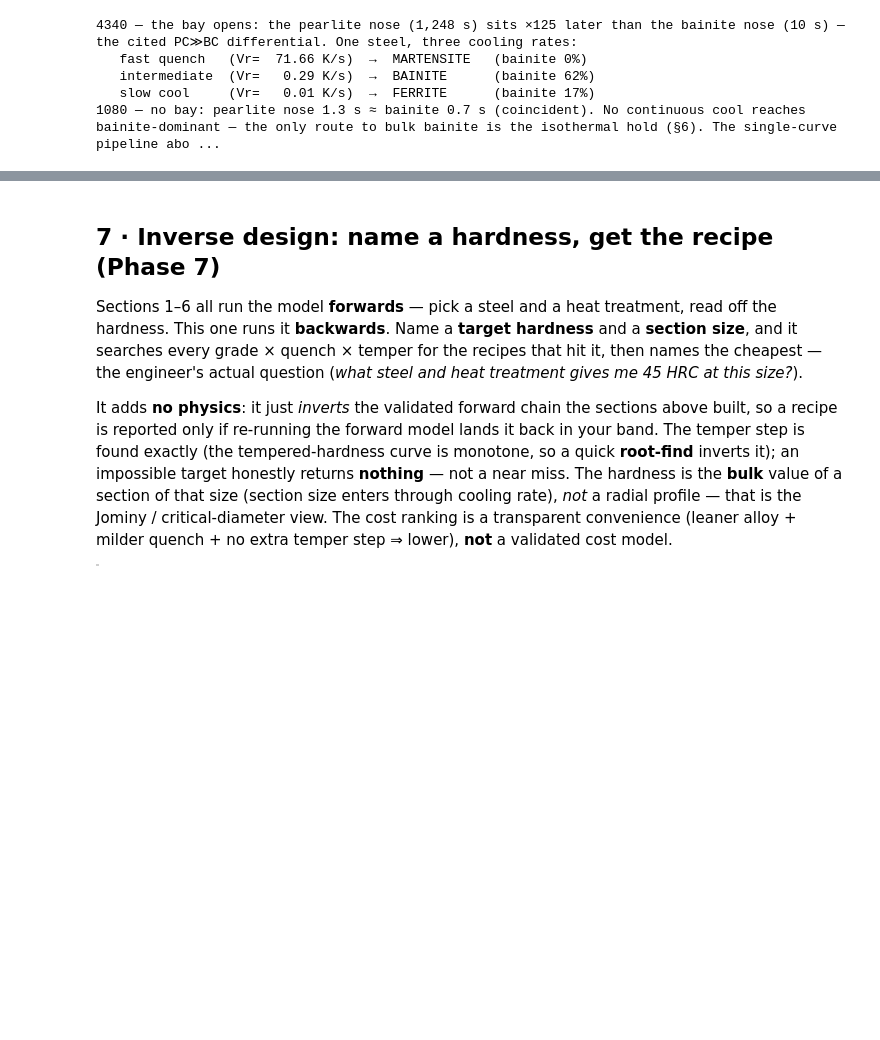
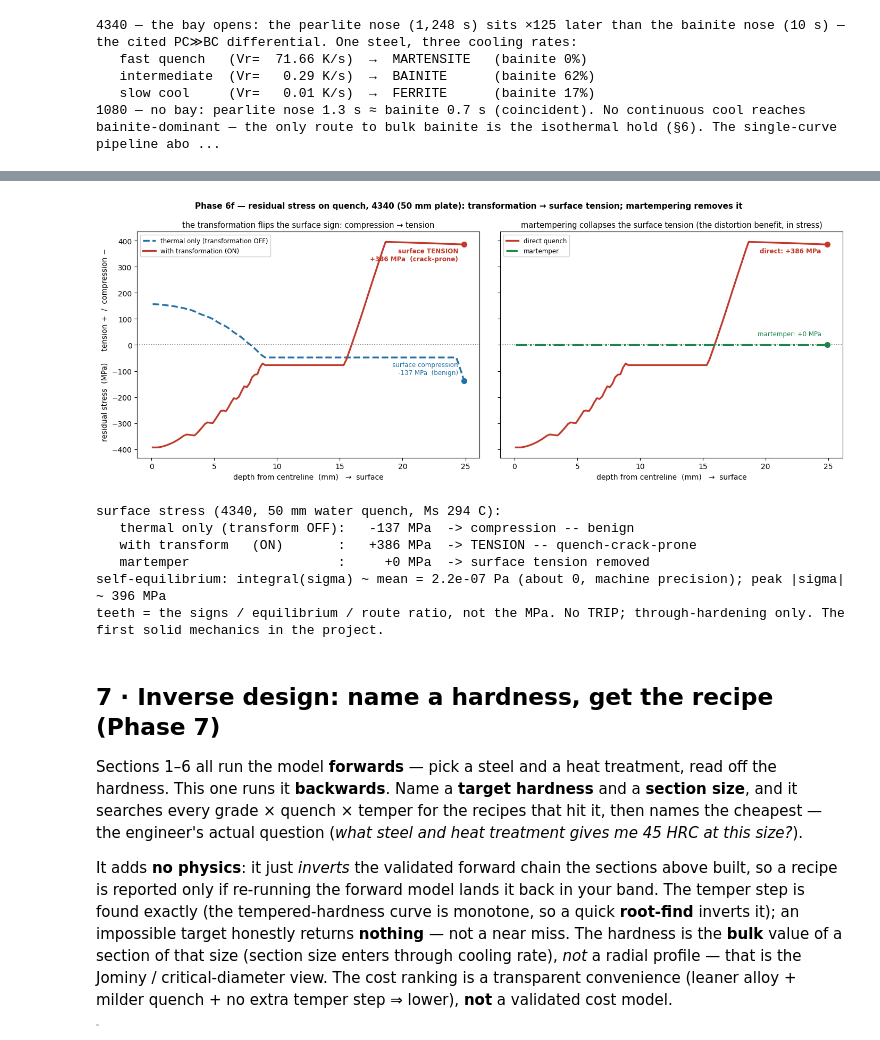
Before and after one commit to BoykoNeov/steel-sim, a Jupyter notebook: steel/steel.ipynb, the cells around one changed output, grey strips where cells are left out. Drawn from its saved outputs; the diff is of its cells as text; code cells hidden in the pictures; blank space fills up the shorter version.

```diff
--- a/steel/steel.ipynb
+++ b/steel/steel.ipynb
@@ -760,3 +869,30 @@ print(f"1080 — no bay: pearlite nose {nbv.pearlite_nose[1]:.1f} s ≈ bainite
+# %%
+from steel.demo_residual import compute as res_compute
+from steel.plots import residual_stress_figure
+
+on, off, marte = res_compute(n_t=2500)              # 4340, 50 mm water: OFF / ON / martemper (banked static)
+residual_stress_figure(on, off, marte)
+plt.show()
+
+print(f"surface stress ({on.steel}, {2000*on.half_thickness:.0f} mm water quench, Ms {on.Ms:.0f} C):")
+print(f"   thermal only (transform OFF): {off.surface_MPa:+6.0f} MPa  -> "
+      f"{'compression -- benign' if off.surface_stress < 0 else 'tension'}")
+print(f"   with transform   (ON)       : {on.surface_MPa:+6.0f} MPa  -> "
+      f"{'TENSION -- quench-crack-prone' if on.surface_stress > 0 else 'compression'}")
+print(f"   martemper                   : {marte.surface_MPa:+6.0f} MPa  -> surface tension removed")
+peak = max(abs(on.peak_tension), abs(on.peak_compression)) / 1e6
+print(f"self-equilibrium: integral(sigma) ~ mean = {on.mean_stress:.1e} Pa (about 0, machine precision); "
+      f"peak |sigma| ~ {peak:.0f} MPa")
+print("teeth = the signs / equilibrium / route ratio, not the MPa. No TRIP; through-hardening only. "
+      "The first solid mechanics in the project.")
+# %% [output]
+[figure, added]
+surface stress (4340, 50 mm water quench, Ms 294 C):
+   thermal only (transform OFF):   -137 MPa  -> compression -- benign
+   with transform   (ON)       :   +386 MPa  -> TENSION -- quench-crack-prone
+   martemper                   :     +0 MPa  -> surface tension removed
+self-equilibrium: integral(sigma) ~ mean = 2.2e-07 Pa (about 0, machine precision); peak |sigma| ~ 396 MPa
+teeth = the signs / equilibrium / route ratio, not the MPa. No TRIP; through-hardening only. The first solid mechanics in the project.
 # %% [markdown]
 ## 7 · Inverse design: name a hardness, get the recipe (Phase 7)
 
```
Also changed, not shown: parts of 10 cells of this notebook, 3 other files.
